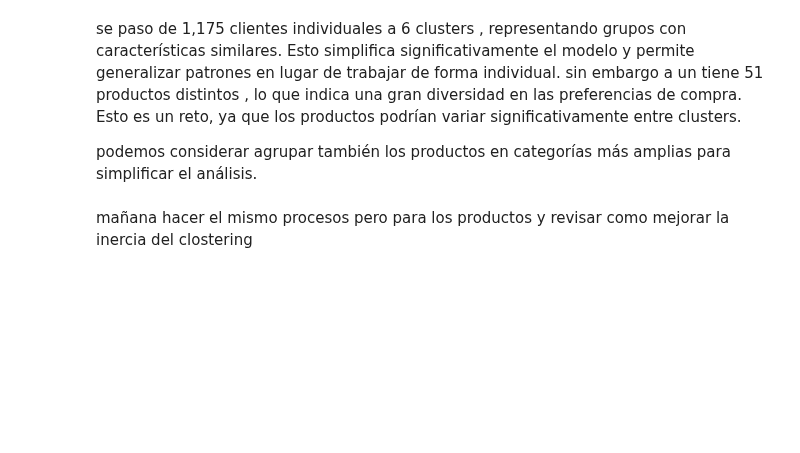
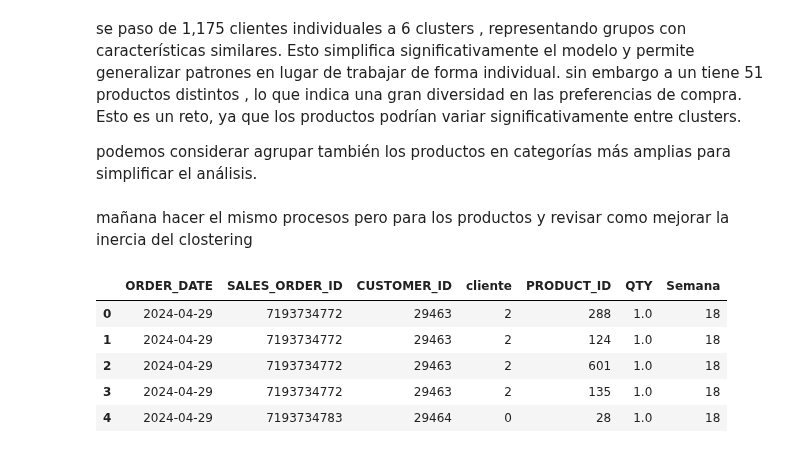
Before and after one commit to andres-eric/Analisis-de-datos-de-ventas-Nutresa, a Jupyter notebook: modelo_closter_clientes.ipynb, the cells around one changed output. Drawn from its saved outputs; the diff is of its cells as text; code cells hidden in the pictures; blank space fills up the shorter version.

```diff
--- a/modelo_closter_clientes.ipynb
+++ b/modelo_closter_clientes.ipynb
@@ -157,3 +176,14 @@ se paso de 1,175 clientes individuales a 6 clusters , representando grupos con c
 podemos considerar agrupar también los productos en categorías más amplias para simplificar el análisis.
 # %% [markdown]
 mañana hacer el mismo procesos pero para los productos y revisar como mejorar la inercia del clostering
+# %%
+df_combinado.rename(columns={'Cluster': 'cliente'}, inplace=True)
+# %%
+df_combinado.head(5)
+# %% [output]
+|  | ORDER_DATE | SALES_ORDER_ID | CUSTOMER_ID | cliente | PRODUCT_ID | QTY | Semana |
+| 0 | 2024-04-29 | 7193734772 | 29463 | 2 | 288 | 1.0 | 18 |
+| 1 | 2024-04-29 | 7193734772 | 29463 | 2 | 124 | 1.0 | 18 |
+| 2 | 2024-04-29 | 7193734772 | 29463 | 2 | 601 | 1.0 | 18 |
+| 3 | 2024-04-29 | 7193734772 | 29463 | 2 | 135 | 1.0 | 18 |
+| 4 | 2024-04-29 | 7193734783 | 29464 | 0 | 28 | 1.0 | 18 |
```
Also changed, not shown: parts of 6 cells of this notebook.
